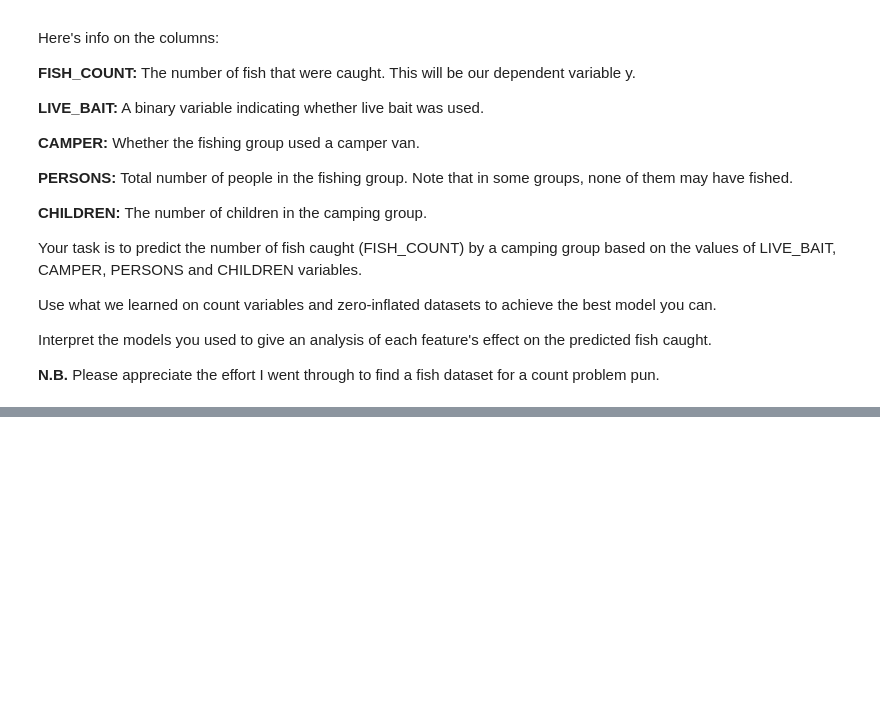
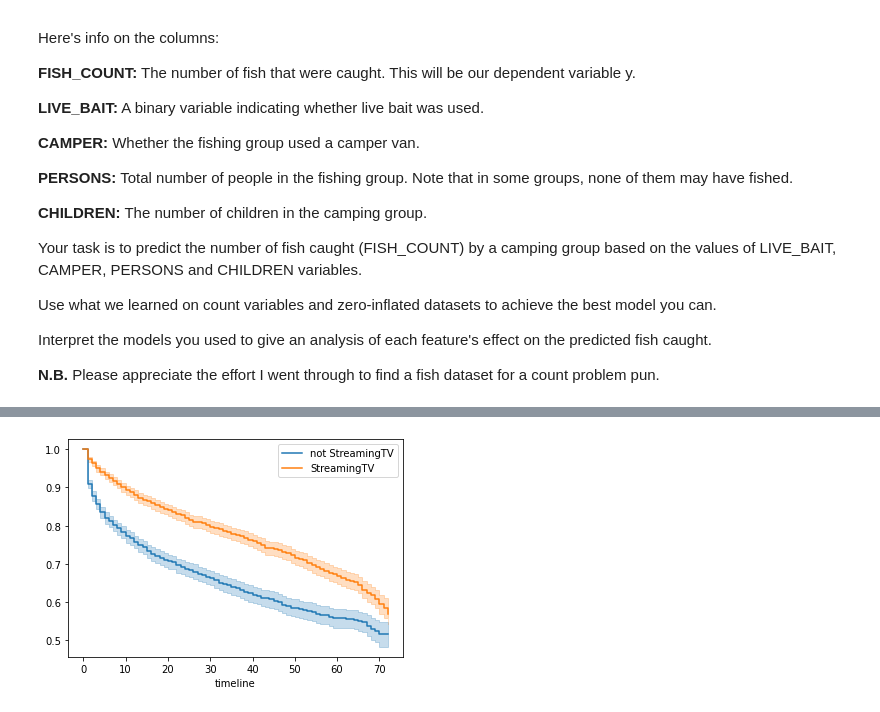
Before and after one commit to cb-ds-1/3-7-glm, a Jupyter notebook: workshop.ipynb, the cells around one changed output, grey strips where cells are left out. Saved outputs shown, nothing was run; the diff lists cells and outputs as text; code cells hidden in the pictures; blank space fills up the shorter version.

```diff
--- a/workshop.ipynb
+++ b/workshop.ipynb
@@ -93,3 +260,25 @@ The `Tenure` column is how long the customer lasted. Make the survival curve for
 **5.2 Survival Regression**
 
 Use either lifelines or statsmodels to implement a survival regression model predicting tenure. Don't forget to use the churn column as the event column.
+# %%
+df = pd.read_csv('data/telco_churn.csv', na_values=' ')
+
+# binary features
+yes_no = ['Partner', 'Dependents', 'PhoneService', 'OnlineSecurity', 'OnlineBackup', 'DeviceProtection', 'TechSupport', 'StreamingTV', 'StreamingMovies', 'PaperlessBilling', 'Churn' ]
+df[yes_no] = df[yes_no].replace(('No internet service', 'No', 'Yes'), (np.nan,0,1))
+df['gender'] = df['gender'].replace(('Female', 'Male'), (0,1))
+
+# ordinal features
+#df['MultipleLines'] = pd.Categorical(df['MultipleLines'], ordered=True, categories=['No phone service', 'No', 'Yes']).codes
+df['MultipleLines'] = df['MultipleLines'].replace(('No phone service', 'No', 'Yes'), (0,1,2))
+df['InternetService'] = df['InternetService'].replace(('No', 'DSL', 'Fiber optic'), (0,1,2))
+df['Contract'] = df['Contract'].replace(('Month-to-month', 'One year', 'Two year'), (0,1,2))
+df['PaymentMethod'] = df['PaymentMethod'].replace(('Mailed check', 'Electronic check', 'Bank transfer (automatic)', 'Credit card (automatic)'), (0,1,2,3))
+
+# drop columns with unique rows
+df = df.drop(columns=['customerID'])
+
+#df['TotalCharges'] = df['TotalCharges'].fillna(df['MonthlyCharges'])
+#df[yes_no] = df[yes_no].fillna(0)
+df = df.dropna()
+df
@@ -95,0 +299,20 @@ Use either lifelines or statsmodels to implement a survival regression model pre
+# %%
+# 5.1 StreamingTV churn
+#sm.SurvfuncRight(y, status=censor).plot()
+
+from lifelines import KaplanMeierFitter
+
+sub = df[['tenure', 'Churn', 'StreamingTV']]
+
+kmf = KaplanMeierFitter()
+kmf.fit(sub.tenure, sub.Churn)
+#kmf.plot_survival_function()
+
+groups = df['StreamingTV']
+ix = (groups == 1)
+kmf.fit(sub.tenure[~ix], sub.Churn[~ix], label='not StreamingTV')
+ax = kmf.plot_survival_function()
+kmf.fit(sub.tenure[ix], df.Churn[ix], label='StreamingTV')
+ax = kmf.plot_survival_function(ax=ax)
+# %% [output]
+[figure, added]
```
Also changed, not shown: parts of 15 cells of this notebook.
